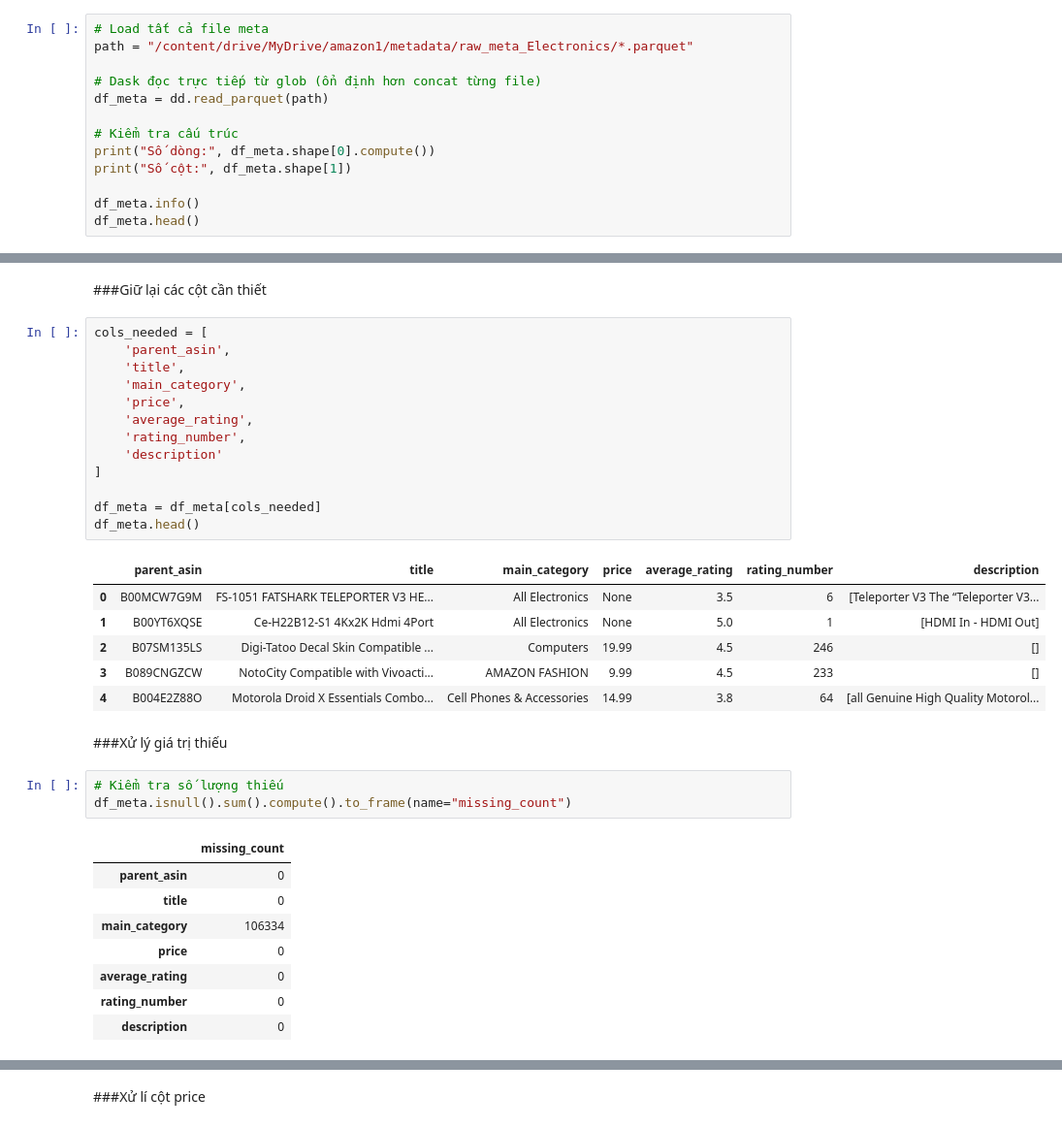
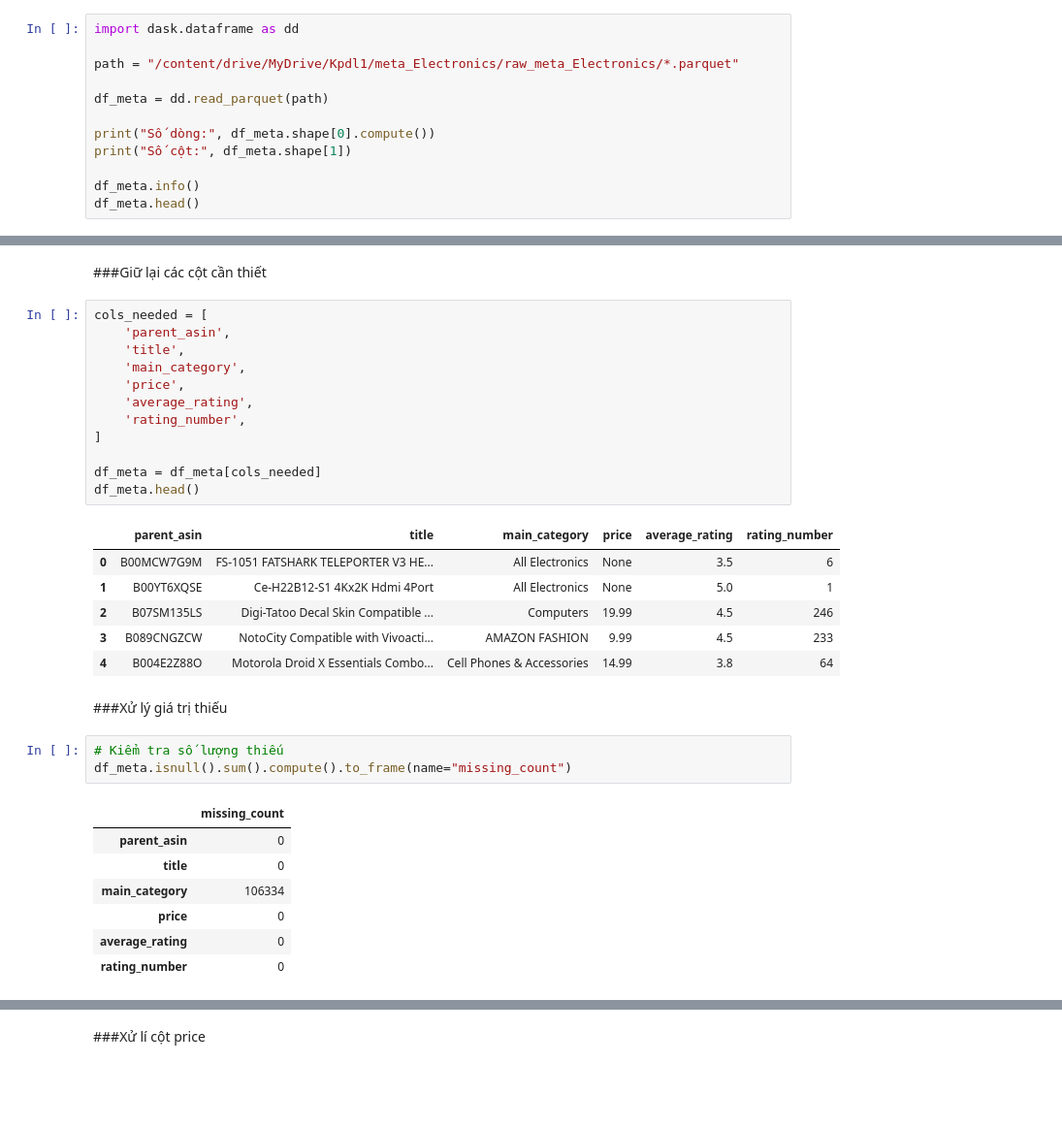
Before and after one commit to OuyangXuelili/BigData, a Jupyter notebook: lam_sach_data.ipynb, the cells around one changed output, grey strips where cells are left out. Shown at 97% size. Cells and saved outputs as stored; diff of their text form; blank space fills up the shorter version.

```diff
--- a/lam_sach_data.ipynb
+++ b/lam_sach_data.ipynb
@@ -153,11 +168,10 @@ Số dòng: 39323725
 # %%
-# Load tất cả file meta
-path = "/content/drive/MyDrive/amazon1/metadata/raw_meta_Electronics/*.parquet"
+import dask.dataframe as dd
 
-# Dask đọc trực tiếp từ glob (ổn định hơn concat từng file)
+path = "/content/drive/MyDrive/Kpdl1/meta_Electronics/raw_meta_Electronics/*.parquet"
+
 df_meta = dd.read_parquet(path)
 
-# Kiểm tra cấu trúc
 print("Số dòng:", df_meta.shape[0].compute())
 print("Số cột:", df_meta.shape[1])
 
@@ -183,23 +197,22 @@ dtypes: object(5), float64(1), int64(1), string(9)
 # %%
 cols_needed = [
     'parent_asin',
     'title',
     'main_category',
     'price',
     'average_rating',
     'rating_number',
-    'description'
 ]
 
 df_meta = df_meta[cols_needed]
 df_meta.head()
 # %% [output]
-|  | parent_asin | title | main_category | price | average_rating | rating_number | description |
-| 0 | B00MCW7G9M | FS-1051 FATSHARK TELEPORTER V3 HE... | All Electronics | None | 3.5 | 6 | [Teleporter V3 The “Teleporter V3... |
-| 1 | B00YT6XQSE | Ce-H22B12-S1 4Kx2K Hdmi 4Port | All Electronics | None | 5.0 | 1 | [HDMI In - HDMI Out] |
-| 2 | B07SM135LS | Digi-Tatoo Decal Skin Compatible ... | Computers | 19.99 | 4.5 | 246 | [] |
-| 3 | B089CNGZCW | NotoCity Compatible with Vivoacti... | AMAZON FASHION | 9.99 | 4.5 | 233 | [] |
-| 4 | B004E2Z88O | Motorola Droid X Essentials Combo... | Cell Phones & Accessories | 14.99 | 3.8 | 64 | [all Genuine High Quality Motorol... |
+|  | parent_asin | title | main_category | price | average_rating | rating_number |
+| 0 | B00MCW7G9M | FS-1051 FATSHARK TELEPORTER V3 HE... | All Electronics | None | 3.5 | 6 |
+| 1 | B00YT6XQSE | Ce-H22B12-S1 4Kx2K Hdmi 4Port | All Electronics | None | 5.0 | 1 |
+| 2 | B07SM135LS | Digi-Tatoo Decal Skin Compatible ... | Computers | 19.99 | 4.5 | 246 |
+| 3 | B089CNGZCW | NotoCity Compatible with Vivoacti... | AMAZON FASHION | 9.99 | 4.5 | 233 |
+| 4 | B004E2Z88O | Motorola Droid X Essentials Combo... | Cell Phones & Accessories | 14.99 | 3.8 | 64 |
 # %% [markdown]
 ###Xử lý giá trị thiếu
 # %%
@@ -213,7 +226,6 @@ df_meta.isnull().sum().compute().to_frame(name="missing_count")
 | price | 0 |
 | average_rating | 0 |
 | rating_number | 0 |
-| description | 0 |
 # %%
 #Xử lí giá trị thiếu
 df_meta['main_category'] = df_meta['main_category'].fillna('Unknown')
```
Also changed, not shown: parts of 35 cells of this notebook.
